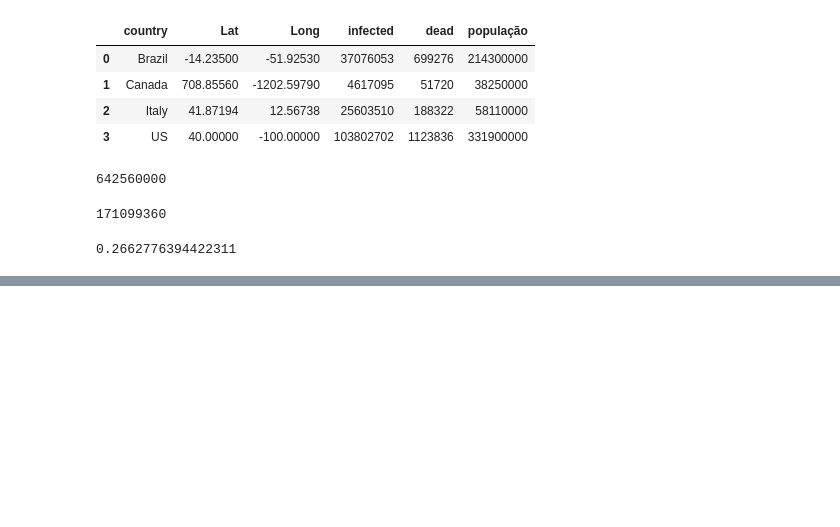
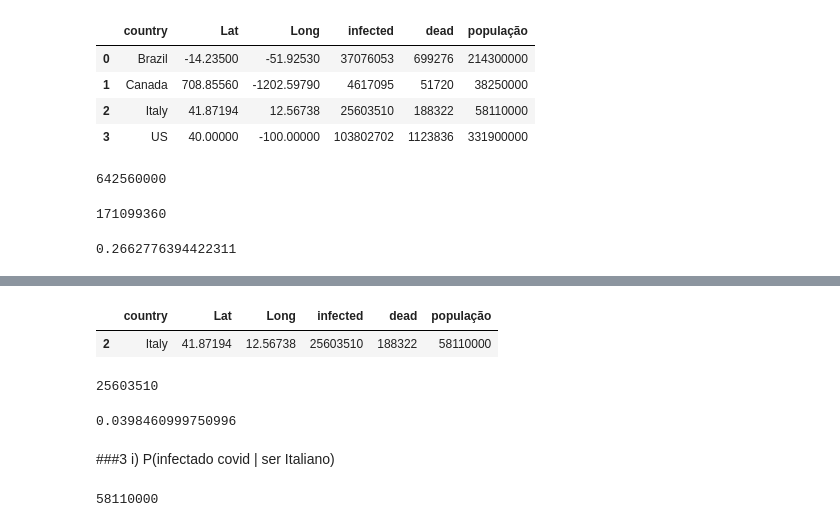
Before and after one commit to Yanndantas/Chechpoint_Geral_Oficial_Real, a Jupyter notebook: codigo_checkpoint2.ipynb, the cells around one changed output, grey strips where cells are left out. Drawn from its saved outputs; the diff is of its cells as text; code cells hidden in the pictures; blank space fills up the shorter version.

```diff
--- a/codigo_checkpoint2.ipynb
+++ b/codigo_checkpoint2.ipynb
@@ -404,0 +535,19 @@ infectados_total / populacao_total
+# %%
+dados_italy = dados_4[dados_4['country'] == 'Italy']
+dados_italy
+# %% [output]
+|  | country | Lat | Long | infected | dead | população |
+| 2 | Italy | 41.87194 | 12.56738 | 25603510 | 188322 | 58110000 |
+# %%
+infec_italy = dados_italy['infected'].sum()
+infec_italy
+# %% [output]
+25603510
+# %%
+p_infec_italy = infec_italy / populacao_total
+p_infec_italy
+# %% [output]
+0.0398460999750996
+# %% [markdown]
+###3 i)
+P(infectado covid | ser Italiano)
@@ -404,0 +556,5 @@ infectados_total / populacao_total
+# %%
+pop_italy = dados_italy['população'].sum()
+pop_italy
+# %% [output]
+58110000
```
Also changed, not shown: parts of 59 cells of this notebook.
